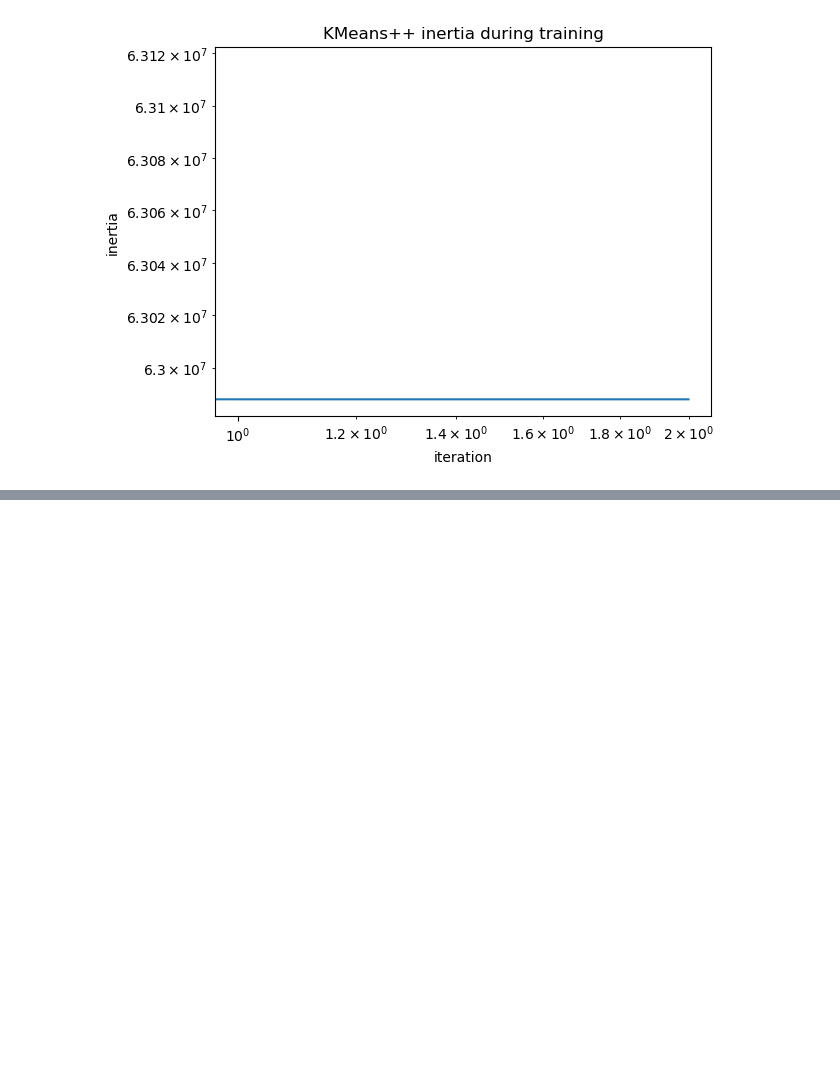
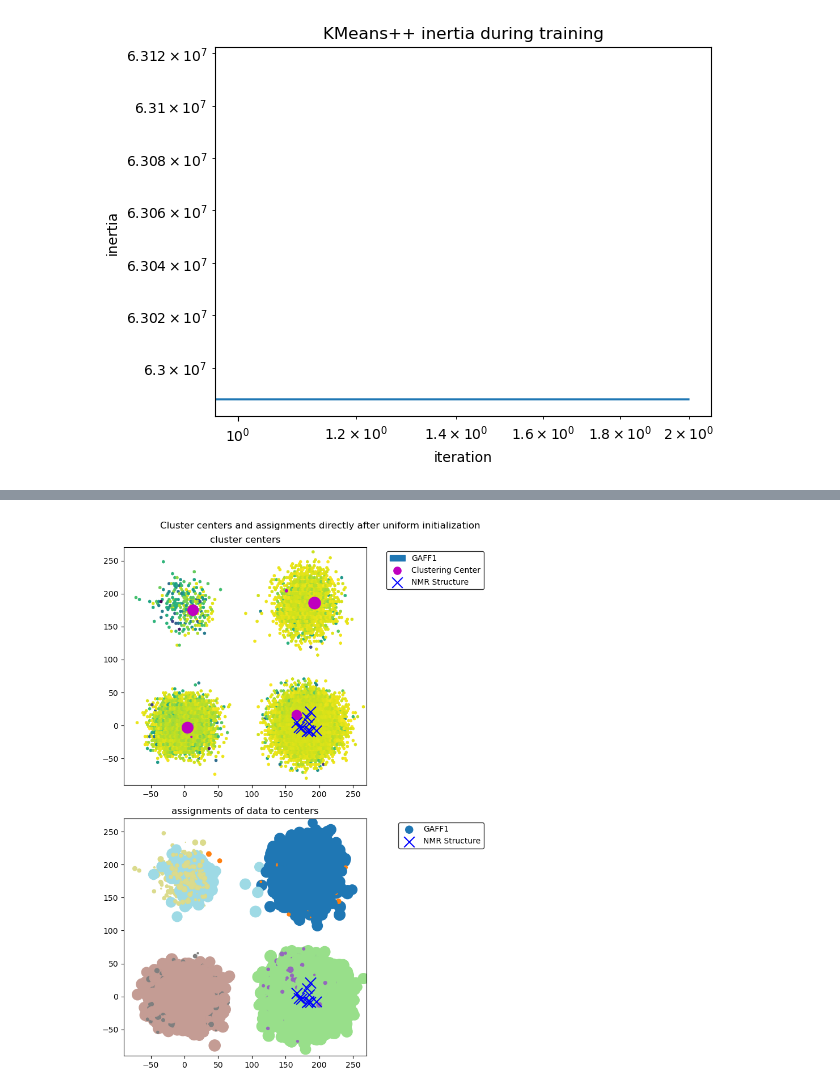
Before and after one commit to starwingc/peptoid_24summer, a Jupyter notebook: peptoid/19AE1-4-A/GAFF/protonated/HREX_500ns/clustering.ipynb, the cells around one changed output, grey strips where cells are left out. Drawn from its saved outputs; the diff is of its cells as text; code cells hidden in the pictures; blank space fills up the shorter version.

```diff
--- a/peptoid/19AE1-4-A/GAFF/protonated/HREX_500ns/clustering.ipynb
+++ b/peptoid/19AE1-4-A/GAFF/protonated/HREX_500ns/clustering.ipynb
@@ -173,0 +223,7 @@ plt.title("KMeans++ inertia during training");
+# %%
+nmr_omegas = np.load('omega_data/NMR_omegas.npy')
+print(f"nmr_omegas.shape: {nmr_omegas.shape}")
+print(f"nmr_omegas.dtype: {nmr_omegas.dtype}")
+
+nmr_omegas = (nmr_omegas + 90.0) % 360.0 - 90.0 # Adjust omega values into the range (-90, 270)
+print(nmr_omegas)
@@ -173,0 +243,42 @@ plt.title("KMeans++ inertia during training");
+# %%
+# Plotting the results
+f, (ax1, ax2) = plt.subplots(2, 1, figsize=(8, 10))
+f.suptitle('Cluster centers and assignments directly after uniform initialization')
+
+# Adjust display range
+x_min, x_max = -90, 270
+y_min, y_max = -90, 270
+
+# First plot: hexbin and cluster centers
+ax1.hexbin(*(omegas.T), bins='log', label='GAFF1')
+ax1.scatter(*(clustering.cluster_centers.T), marker='o', c='m', label='Clustering Center')
+ax1.scatter(*(nmr_omegas.T), marker = 'x', c='b', label='NMR Structure')
+ax1.axis('on')
+ax1.set_xlim(x_min, x_max)  # Set x-axis range
+ax1.set_ylim(y_min, y_max)  # Set y-axis range
+ax1.set_title('cluster centers')
+
+# Second plot: scatter plot of assignments
+ax2.scatter(*(omegas.T), c=assignments, cmap='tab20',label='GAFF1')
+ax2.scatter(*(nmr_omegas.T), marker = 'x', c='b',label='NMR Structure')
+ax2.axis('on')
+ax2.set_xlim(x_min, x_max)  # Set x-axis range
+ax2.set_ylim(y_min, y_max)  # Set y-axis range
+ax2.set_title('assignments of data to centers')
+
+# Setting the legend
+ax1.legend(loc='upper right', bbox_to_anchor=(1.5, 1.0), facecolor='white', edgecolor='k')
+ax2.legend(loc='upper right', bbox_to_anchor=(1.5, 1.0), facecolor='white', edgecolor='k')
+
+
+# Adjust spacing between subplots
+#plt.subplots_adjust(wspace=0.5)  # Increase the horizontal space between subplots
+
+# Adjust layout
+plt.tight_layout()
+
+
+# Show the plots
+plt.show()
+# %% [output]
+[figure, added]
```
Also changed, not shown: parts of 17 cells of this notebook, 3 other files.
